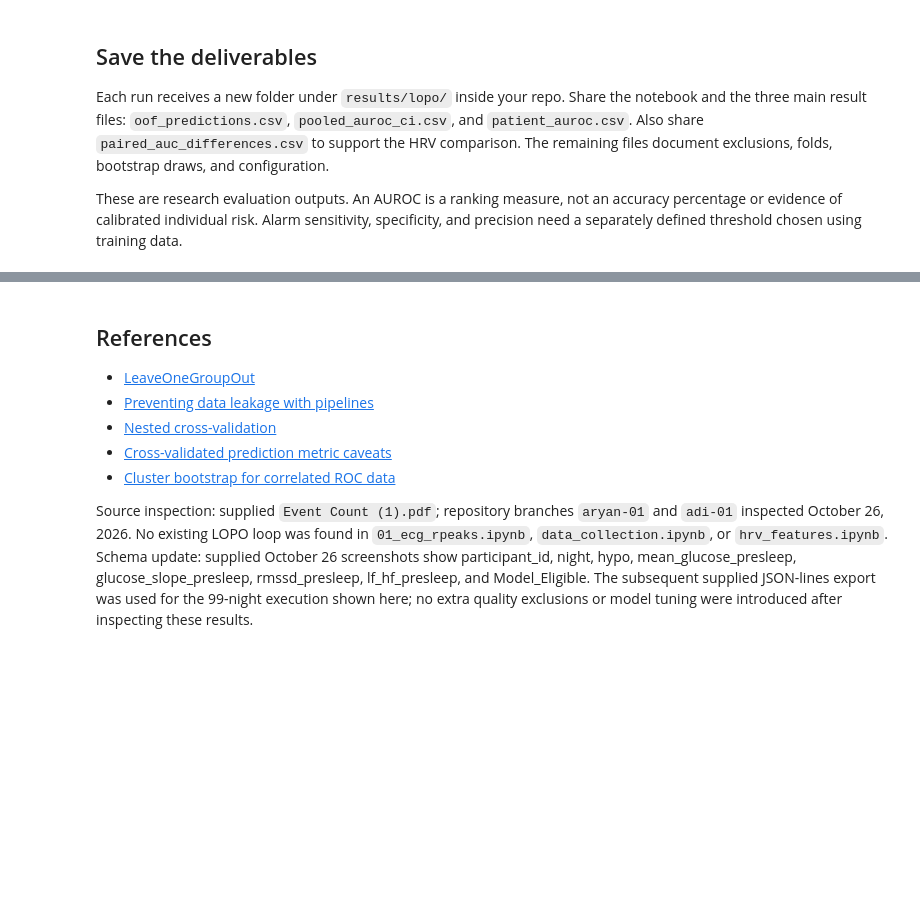
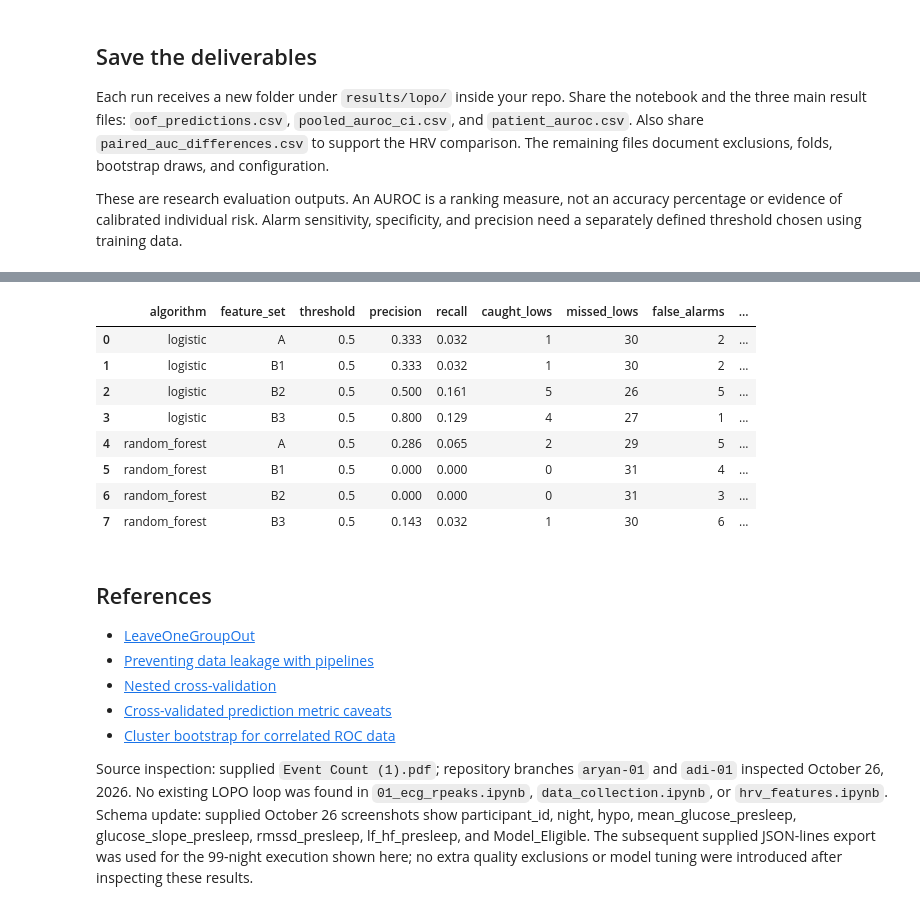
Before and after one commit to acm-research-f26/SleepGuard, a Jupyter notebook: notebooks/03_lopo_evaluation.ipynb, the cells around one changed output, grey strips where cells are left out. Saved outputs shown, nothing was run; the diff lists cells and outputs as text; code cells hidden in the pictures; blank space fills up the shorter version.

Commit message:
Add precision and recall evaluation with updated LOPO results

```diff
--- a/notebooks/03_lopo_evaluation.ipynb
+++ b/notebooks/03_lopo_evaluation.ipynb
@@ -549,3 +549,42 @@ Saved results to: /Users/aryan/Documents/GitHub/SleepGuard/results/lopo/run_2026
+# %%
+from sklearn.metrics import confusion_matrix
+
+threshold = 0.50  # Fixed starting threshold, not optimized
+rows = []
+
+for algorithm, feature_set, column in score_columns:
+    predicted = (oof[column] >= threshold).astype(int)
+    tn, fp, fn, tp = confusion_matrix(
+        oof["hypo_night"], predicted, labels=[0, 1]
+    ).ravel()
+
+    rows.append({
+        "algorithm": algorithm,
+        "feature_set": feature_set,
+        "threshold": threshold,
+        "precision": tp / (tp + fp) if tp + fp else np.nan,
+        "recall": tp / (tp + fn) if tp + fn else np.nan,
+        "caught_lows": tp,
+        "missed_lows": fn,
+        "false_alarms": fp,
+        "correct_nonlow": tn,
+    })
+
+precision_recall = pd.DataFrame(rows)
+display(precision_recall.round(3))
+precision_recall.to_csv(
+    out_dir / "precision_recall.csv", index=False, na_rep="NA"
+)
+# %% [output]
+|  | algorithm | feature_set | threshold | precision | recall | caught_lows | missed_lows | false_alarms | ... |
+| 0 | logistic | A | 0.5 | 0.333 | 0.032 | 1 | 30 | 2 | ... |
+| 1 | logistic | B1 | 0.5 | 0.333 | 0.032 | 1 | 30 | 2 | ... |
+| 2 | logistic | B2 | 0.5 | 0.500 | 0.161 | 5 | 26 | 5 | ... |
+| 3 | logistic | B3 | 0.5 | 0.800 | 0.129 | 4 | 27 | 1 | ... |
+| 4 | random_forest | A | 0.5 | 0.286 | 0.065 | 2 | 29 | 5 | ... |
+| 5 | random_forest | B1 | 0.5 | 0.000 | 0.000 | 0 | 31 | 4 | ... |
+| 6 | random_forest | B2 | 0.5 | 0.000 | 0.000 | 0 | 31 | 3 | ... |
+| 7 | random_forest | B3 | 0.5 | 0.143 | 0.032 | 1 | 30 | 6 | ... |
 # %% [markdown]
 ## References
 
```
Also changed, not shown: parts of 1 cell of this notebook, 13 other files.
